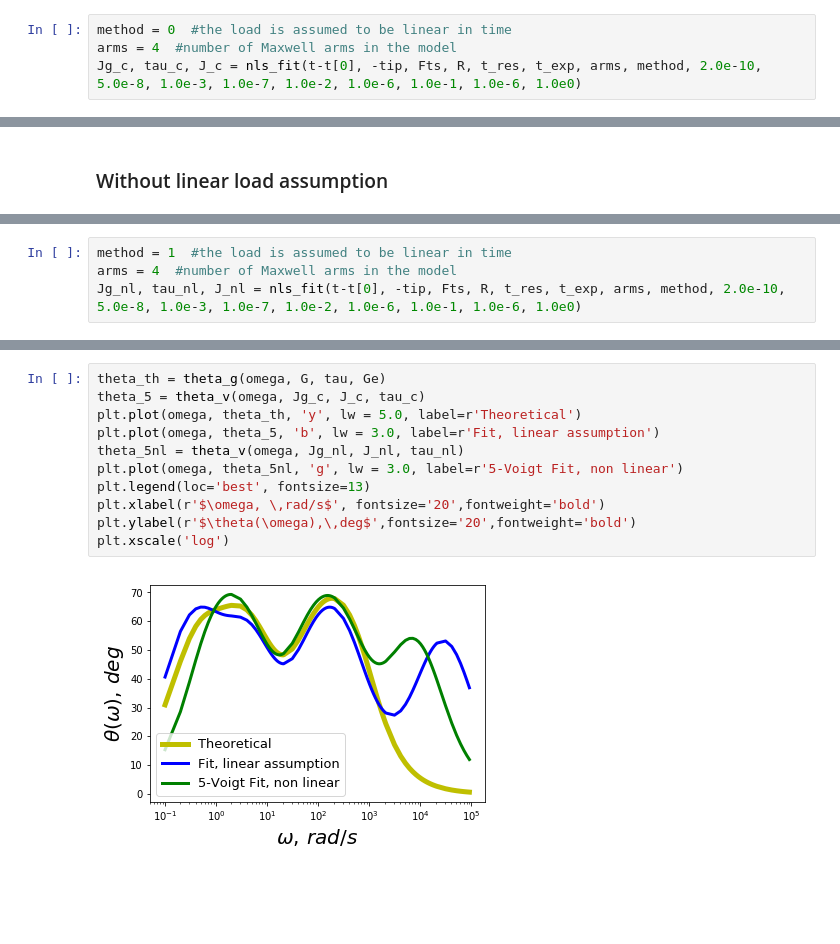
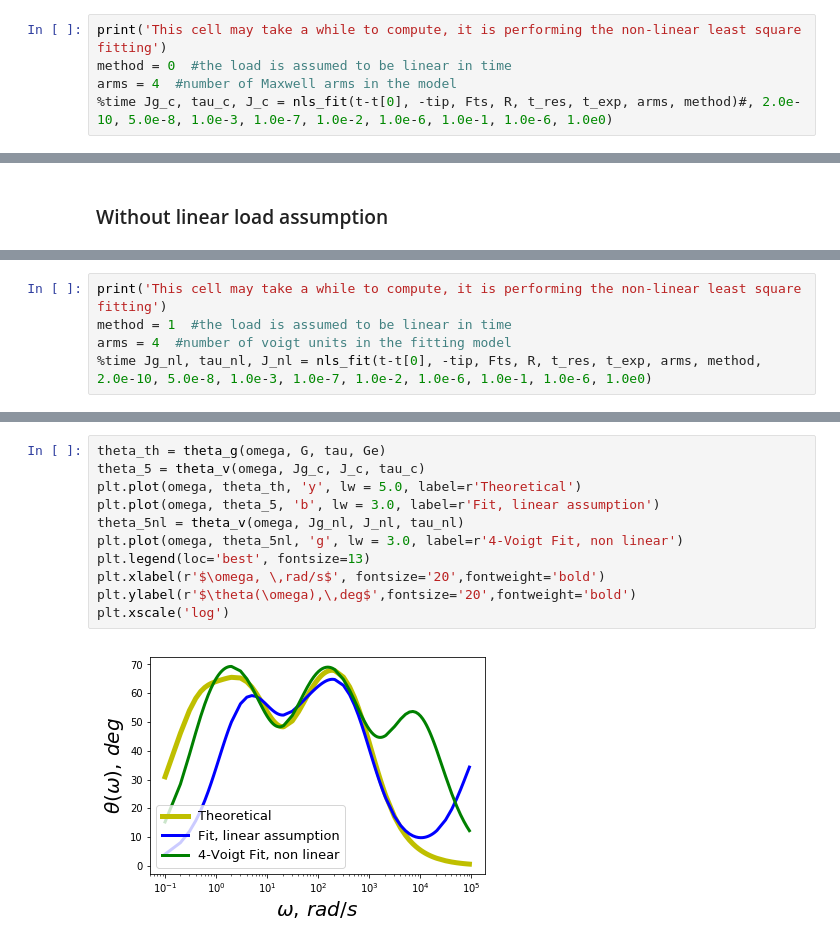
Before and after one commit to pycroscopy/pycroscopy, a Jupyter notebook: jupyter_notebooks/AFM_simulations/Force_Spectroscopy/Static_Force_Spectroscopy.ipynb, the cells around one changed output, grey strips where cells are left out. Cells and saved outputs as stored; diff of their text form; blank space fills up the shorter version.

```diff
--- a/jupyter_notebooks/AFM_simulations/Force_Spectroscopy/Static_Force_Spectroscopy.ipynb
+++ b/jupyter_notebooks/AFM_simulations/Force_Spectroscopy/Static_Force_Spectroscopy.ipynb
@@ -104,7 +116,8 @@ chi_simul = alfa*pow(-tip_log,1.5)/Fdot     #according to eq 19, relation betwee
 # %%
+print('This cell may take a while to compute, it is performing the non-linear least square fitting')
 method = 0  #the load is assumed to be linear in time
 arms = 4  #number of Maxwell arms in the model
-Jg_c, tau_c, J_c = nls_fit(t-t[0], -tip, Fts, R, t_res, t_exp, arms, method, 2.0e-10, 5.0e-8, 1.0e-3, 1.0e-7, 1.0e-2, 1.0e-6, 1.0e-1, 1.0e-6, 1.0e0)
+%time Jg_c, tau_c, J_c = nls_fit(t-t[0], -tip, Fts, R, t_res, t_exp, arms, method)#, 2.0e-10, 5.0e-8, 1.0e-3, 1.0e-7, 1.0e-2, 1.0e-6, 1.0e-1, 1.0e-6, 1.0e0)
 # %%
 # defining time and frequency axes for plots
 t_log = log_tw(1.0e-4, 1.0)
@@ -137,4 +152,5 @@ plt.xscale('log')
 # %%
+print('This cell may take a while to compute, it is performing the non-linear least square fitting')
 method = 1  #the load is assumed to be linear in time
-arms = 4  #number of Maxwell arms in the model
-Jg_nl, tau_nl, J_nl = nls_fit(t-t[0], -tip, Fts, R, t_res, t_exp, arms, method, 2.0e-10, 5.0e-8, 1.0e-3, 1.0e-7, 1.0e-2, 1.0e-6, 1.0e-1, 1.0e-6, 1.0e0)
+arms = 4  #number of voigt units in the fitting model
+%time Jg_nl, tau_nl, J_nl = nls_fit(t-t[0], -tip, Fts, R, t_res, t_exp, arms, method, 2.0e-10, 5.0e-8, 1.0e-3, 1.0e-7, 1.0e-2, 1.0e-6, 1.0e-1, 1.0e-6, 1.0e0)
@@ -141,13 +160,13 @@ Jg_nl, tau_nl, J_nl = nls_fit(t-t[0], -tip, Fts, R, t_res, t_exp, arms, method,
 # %%
 theta_th = theta_g(omega, G, tau, Ge)
 theta_5 = theta_v(omega, Jg_c, J_c, tau_c)
 plt.plot(omega, theta_th, 'y', lw = 5.0, label=r'Theoretical')
 plt.plot(omega, theta_5, 'b', lw = 3.0, label=r'Fit, linear assumption')
 theta_5nl = theta_v(omega, Jg_nl, J_nl, tau_nl)
-plt.plot(omega, theta_5nl, 'g', lw = 3.0, label=r'5-Voigt Fit, non linear')
+plt.plot(omega, theta_5nl, 'g', lw = 3.0, label=r'4-Voigt Fit, non linear')
 plt.legend(loc='best', fontsize=13)
 plt.xlabel(r'$\omega, \,rad/s$', fontsize='20',fontweight='bold')
 plt.ylabel(r'$\theta(\omega),\,deg$',fontsize='20',fontweight='bold')
 plt.xscale('log')
 # %% [output]
-[figure, old version]
+[figure, new version]
```
Also changed, not shown: parts of 15 cells of this notebook, 5 other files.
